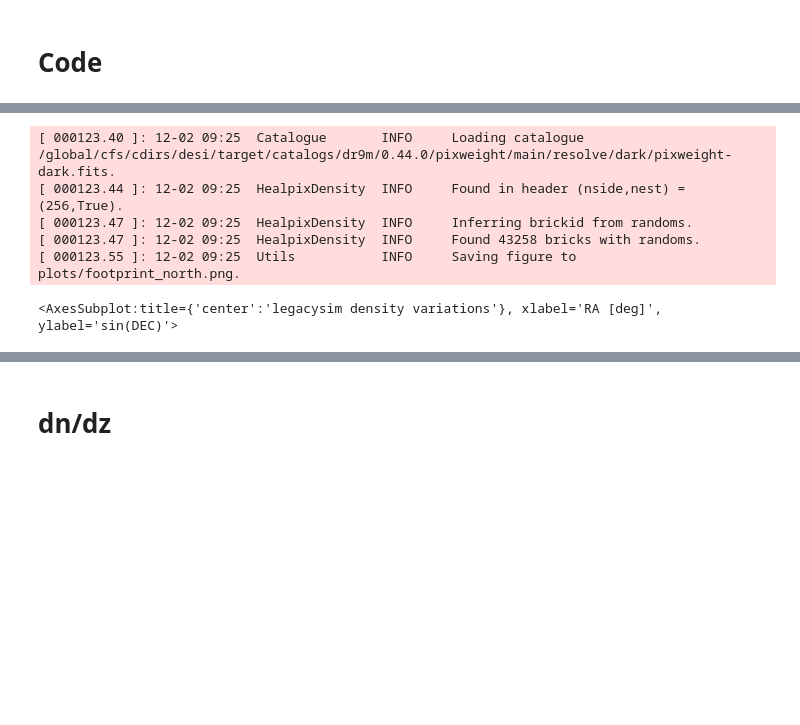
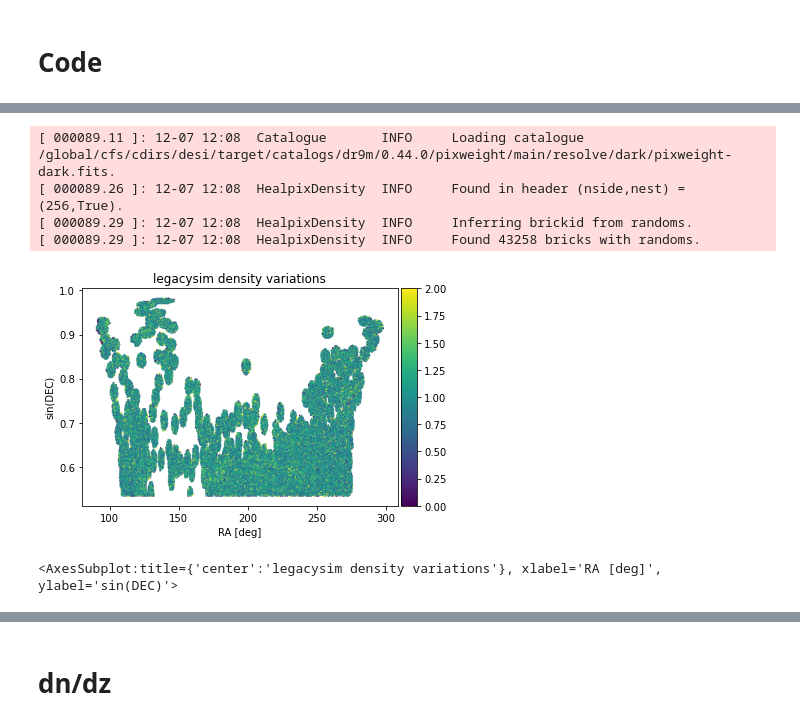
Before and after one commit to AlbertoRosado1/perlmutter_legacysim_runs, a Jupyter notebook: Y1/checks_north_final.ipynb, the cells around one changed output, grey strips where cells are left out. Saved outputs shown, nothing was run; the diff lists cells and outputs as text; code cells hidden in the pictures; blank space fills up the shorter version.

Commit message:
Y1 north checks

```diff
--- a/Y1/checks_north_final.ipynb
+++ b/Y1/checks_north_final.ipynb
@@ -112,21 +115,21 @@ legacysim_randoms = legacysim[mask_tsin]
 # %%
 from photometry import Catalogue, HealpixDensity
 fig = plt.gcf()
 fig.patch.set_facecolor('white')
 # Density maps
 map = Catalogue.load(hp_fn)
 legacysim_dens = HealpixDensity(map=map)
 legacysim_dens.set_randoms(randoms=legacysim_randoms)
 legacysim_dens.set_properties()
 legacysim_dens.set_data(data=legacysim_data)
 filename = os.path.join(plot_dir,'footprint_{}.png'.format(run))
-legacysim_dens.plot_density_map(title='legacysim density variations',vmin=0,vmax=2,path=filename)
+legacysim_dens.plot_density_map(title='legacysim density variations',vmin=0,vmax=2)#,path=filename)
 # %% [output]
-[ 000123.40 ]: 12-02 09:25  Catalogue       INFO     Loading catalogue /global/cfs/cdirs/desi/target/catalogs/dr9m/0.44.0/pixweight/main/resolve/dark/pixweight-dark.fits.
-[ 000123.44 ]: 12-02 09:25  HealpixDensity  INFO     Found in header (nside,nest) = (256,True).
-[ 000123.47 ]: 12-02 09:25  HealpixDensity  INFO     Inferring brickid from randoms.
-[ 000123.47 ]: 12-02 09:25  HealpixDensity  INFO     Found 43258 bricks with randoms.
-[ 000123.55 ]: 12-02 09:25  Utils           INFO     Saving figure to plots/footprint_north.png.
+[ 000089.11 ]: 12-07 12:08  Catalogue       INFO     Loading catalogue /global/cfs/cdirs/desi/target/catalogs/dr9m/0.44.0/pixweight/main/resolve/dark/pixweight-dark.fits.
+[ 000089.26 ]: 12-07 12:08  HealpixDensity  INFO     Found in header (nside,nest) = (256,True).
+[ 000089.29 ]: 12-07 12:08  HealpixDensity  INFO     Inferring brickid from randoms.
+[ 000089.29 ]: 12-07 12:08  HealpixDensity  INFO     Found 43258 bricks with randoms.
+[figure, added]
 <AxesSubplot:title={'center':'legacysim density variations'}, xlabel='RA [deg]', ylabel='sin(DEC)'>
 # %%
 spectro = True
```
Also changed, not shown: parts of 13 cells of this notebook.
